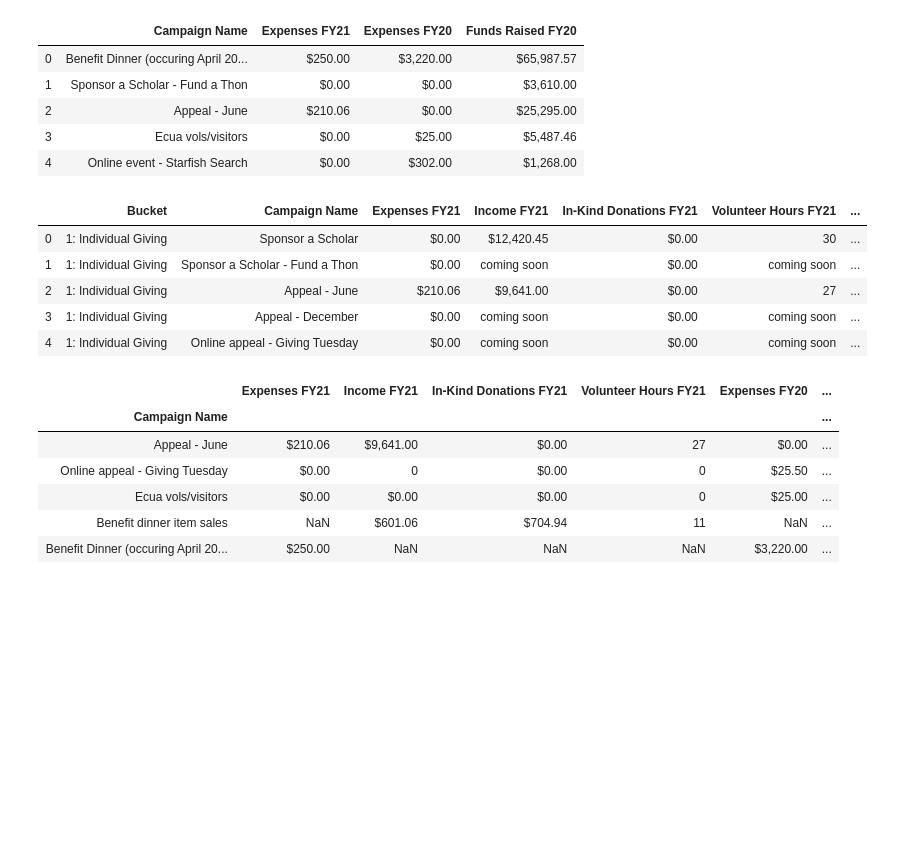
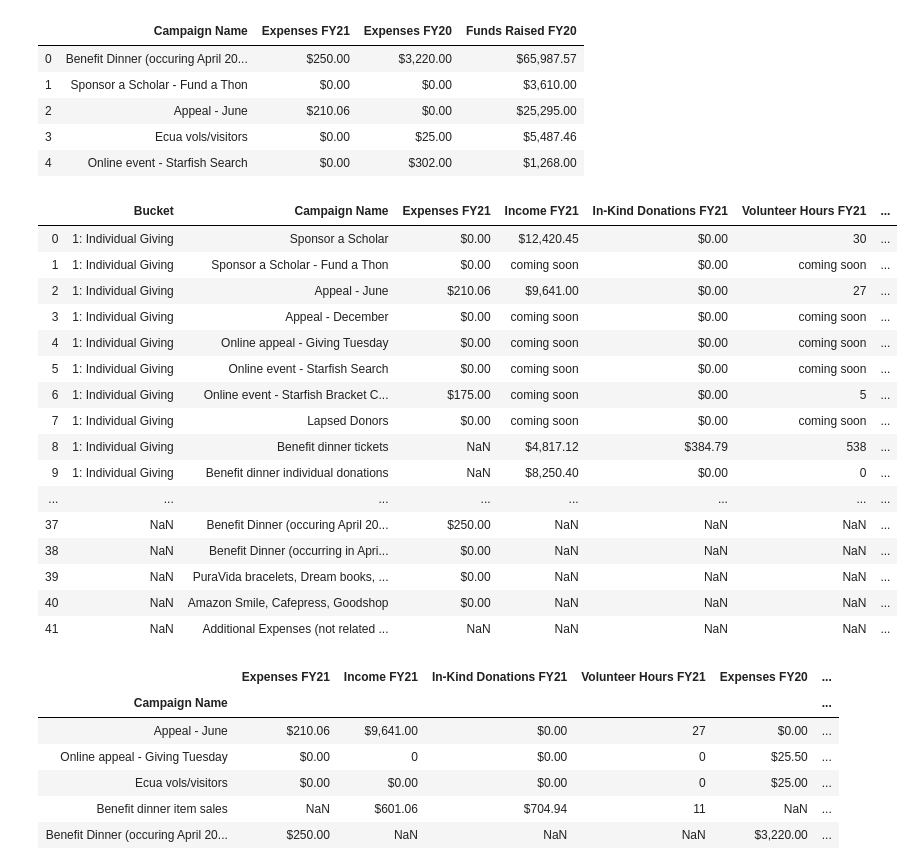
Before and after one commit to patelpurvip/Board-Fundraising-Analysis, a Jupyter notebook: Giving Campaigns Analysis.ipynb, the cells around one changed output. Cells and saved outputs as stored; diff of their text form; code cells hidden in the pictures; blank space fills up the shorter version.

```diff
--- a/Giving Campaigns Analysis.ipynb
+++ b/Giving Campaigns Analysis.ipynb
@@ -29,14 +29,25 @@ expenses.head()
 # %%
 income_vs_expense = pd.merge(donation_data, expenses, how="outer", on='Campaign Name')
 income_vs_expense = income_vs_expense[['Bucket', 'Campaign Name', 'Expenses FY21', 'Income FY21', 'In-Kind Donations FY21', 'Volunteer Hours FY21', 'Expenses FY20', 'Income FY20', 'In-Kind Donations FY20', 'Volunteer Hours FY20']]
-income_vs_expense.head()
+income_vs_expense
 # %% [output]
 |  | Bucket | Campaign Name | Expenses FY21 | Income FY21 | In-Kind Donations FY21 | Volunteer Hours FY21 | ... |
 | 0 | 1: Individual Giving | Sponsor a Scholar | $0.00 | $12,420.45 | $0.00 | 30 | ... |
 | 1 | 1: Individual Giving | Sponsor a Scholar - Fund a Thon | $0.00 | coming soon | $0.00 | coming soon | ... |
 | 2 | 1: Individual Giving | Appeal - June | $210.06 | $9,641.00 | $0.00 | 27 | ... |
 | 3 | 1: Individual Giving | Appeal - December | $0.00 | coming soon | $0.00 | coming soon | ... |
 | 4 | 1: Individual Giving | Online appeal - Giving Tuesday | $0.00 | coming soon | $0.00 | coming soon | ... |
+| 5 | 1: Individual Giving | Online event - Starfish Search | $0.00 | coming soon | $0.00 | coming soon | ... |
+| 6 | 1: Individual Giving | Online event - Starfish Bracket C... | $175.00 | coming soon | $0.00 | 5 | ... |
+| 7 | 1: Individual Giving | Lapsed Donors | $0.00 | coming soon | $0.00 | coming soon | ... |
+| 8 | 1: Individual Giving | Benefit dinner tickets | NaN | $4,817.12 | $384.79 | 538 | ... |
+| 9 | 1: Individual Giving | Benefit dinner individual donations | NaN | $8,250.40 | $0.00 | 0 | ... |
+| ... | ... | ... | ... | ... | ... | ... | ... |
+| 37 | NaN | Benefit Dinner (occuring April 20... | $250.00 | NaN | NaN | NaN | ... |
+| 38 | NaN | Benefit Dinner (occurring in Apri... | $0.00 | NaN | NaN | NaN | ... |
+| 39 | NaN | PuraVida bracelets, Dream books, ... | $0.00 | NaN | NaN | NaN | ... |
+| 40 | NaN | Amazon Smile, Cafepress, Goodshop | $0.00 | NaN | NaN | NaN | ... |
+| 41 | NaN | Additional Expenses (not related ... | NaN | NaN | NaN | NaN | ... |
 # %%
 # income_vs_expense['Campaign Name'].unique()
 # %%
```
Also changed, not shown: parts of 8 cells of this notebook.
